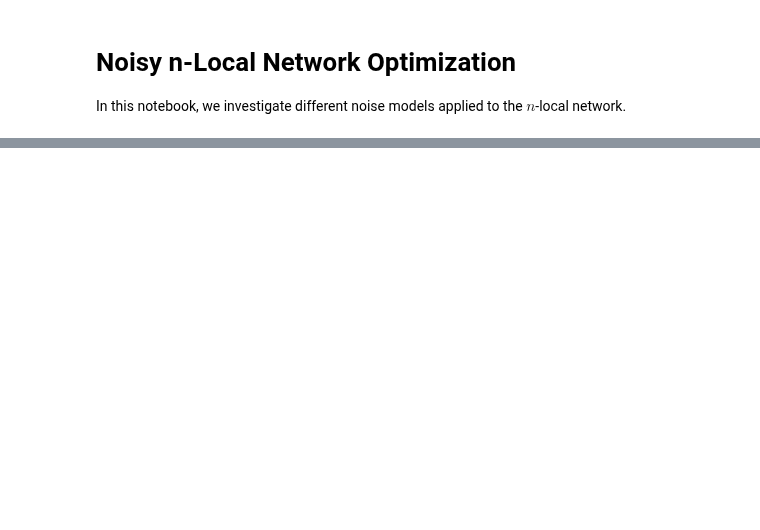
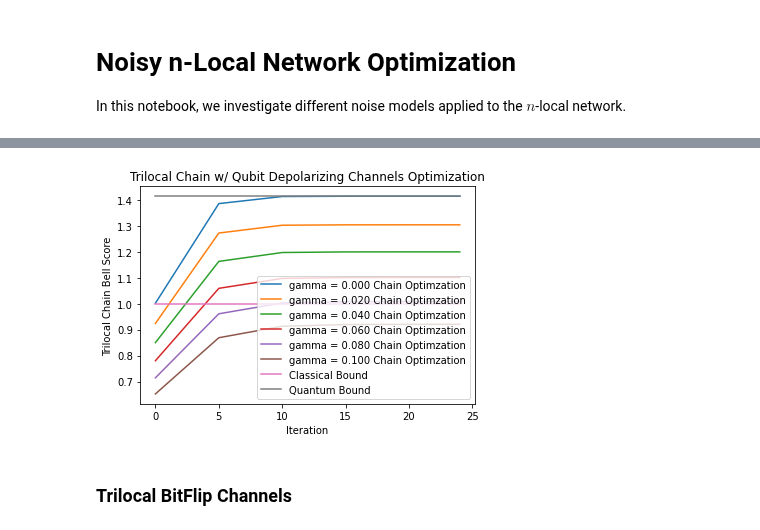
Before and after one commit to ChitambarLab/qNetVO, a Jupyter notebook: notebook/noisy_n-local_chain_network.ipynb, the cells around one changed output, grey strips where cells are left out. Cells and saved outputs as stored; diff of their text form; code cells hidden in the pictures; blank space fills up the shorter version.

```diff
--- a/notebook/noisy_n-local_chain_network.ipynb
+++ b/notebook/noisy_n-local_chain_network.ipynb
@@ -10,8 +10,15 @@ import time
 
 from context import QNetOptimizer as QNopt
 # %%
+def bell_state_local_RY(settings, wires):
+    qml.Hadamard(wires[0])
+    qml.CNOT(wires=wires[0:2])
+
+    qml.RY(settings[0], wires=wires[0])
+    qml.RY(settings[1], wires=wires[1])
+
 def static_nlocal_prepare_nodes(n):
-    return [QNopt.PrepareNode(1, [2*i, 2*i + 1], QNopt.ghz_state, 0) for i in range(n)]
+    return [QNopt.PrepareNode(1, [2*i, 2*i + 1], bell_state_local_RY, 2) for i in range(n)]
 
 def local_RY_measure_nodes(n):
     meas_nodes = [QNopt.MeasureNode(2, 2, [0], QNopt.local_RY, 1)]
@@ -21,3 +28,6 @@ def local_RY_measure_nodes(n):
     meas_nodes.append(QNopt.MeasureNode(2, 2, [2*n-1], QNopt.local_RY, 1))
 
     return meas_nodes
+
+def qubit_noise_nodes(n, fn, chan_params):
+    return [QNopt.NoiseNode([i], lambda settings, wires: fn(*chan_params[i], wires=wires[0])) for i in range(2*n)]
@@ -61,0 +291,21 @@ ValueError: array is not broadcastable to correct shape
+# %%
+num_samples = len(depolarized_trilocal_opt_dicts[0]["samples"])
+
+id = 0
+gammas = np.arange(0,0.11,0.02)
+for opt_dict in depolarized_trilocal_opt_dicts:
+    plt.plot(opt_dict["samples"], opt_dict["scores"], label = r"gamma = {:.3f} Chain Optimzation".format(gammas[id]))
+    id += 1
+
+
+plt.plot(depolarized_trilocal_opt_dicts[0]["samples"], [1]*num_samples, label = "Classical Bound")
+plt.plot(depolarized_trilocal_opt_dicts[0]["samples"], [2/np.sqrt(2)]*num_samples, label = "Quantum Bound")
+plt.title(r"Trilocal Chain w/ Qubit Depolarizing Channels Optimization")
+plt.xlabel("Iteration")
+plt.ylabel(r"Trilocal Chain Bell Score")
+plt.legend()
+plt.show()
+# %% [output]
+[figure, added]
+# %% [markdown]
+### Trilocal BitFlip Channels
```
Also changed, not shown: parts of 17 cells of this notebook, 7 other files.
